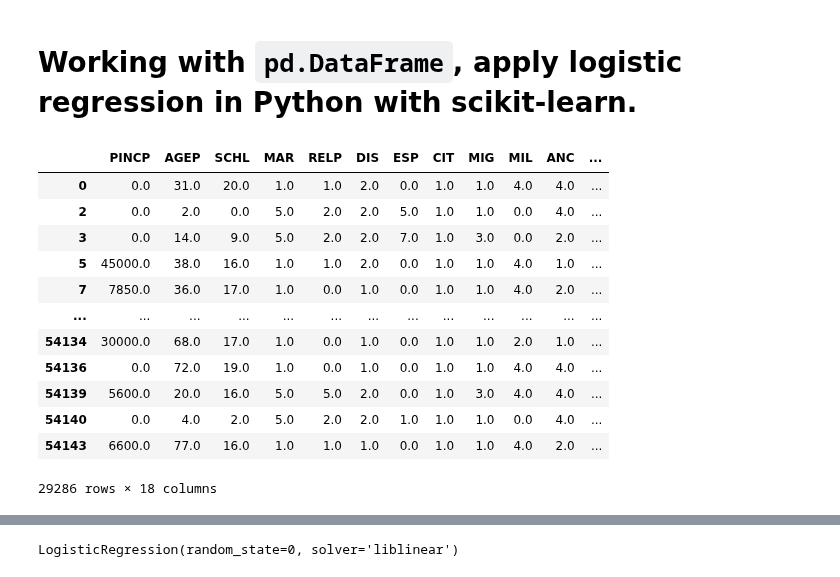
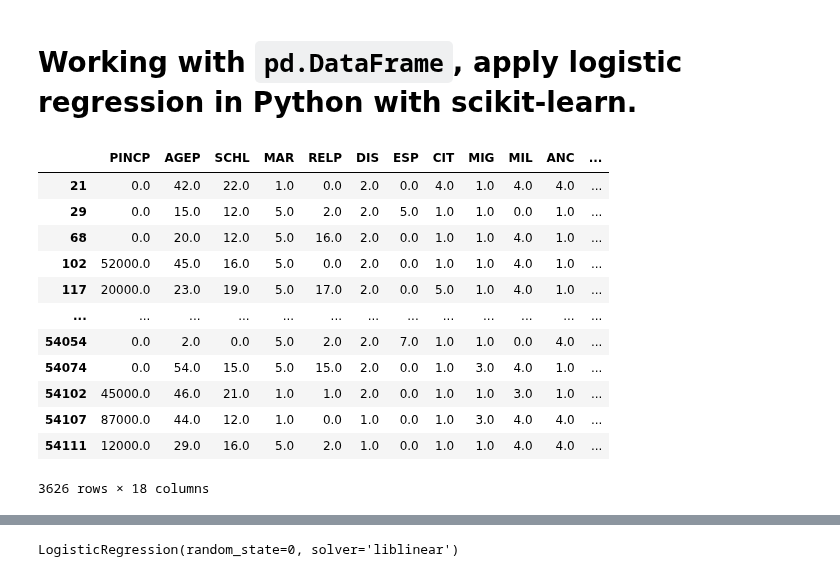
Before and after one commit to Xianzhiwang1/CS0451-page-site, a Jupyter notebook: posts/my-blog-post-05-audit-bias/index.ipynb, the cells around one changed output, grey strips where cells are left out. Saved outputs shown, nothing was run; the diff lists cells and outputs as text; code cells hidden in the pictures.

```diff
--- a/posts/my-blog-post-05-audit-bias/index.ipynb
+++ b/posts/my-blog-post-05-audit-bias/index.ipynb
@@ -139,18 +148,18 @@ df = pd.DataFrame(X_train, columns = features_to_use)
 df["group"] = group_train
 df["label"] = y_train
 # %%
-df.loc[df['label'] == False]
+df.loc[df['group'] == 2]
 # %% [output]
 |  | PINCP | AGEP | SCHL | MAR | RELP | DIS | ESP | CIT | MIG | MIL | ANC | ... |
-| 0 | 0.0 | 31.0 | 20.0 | 1.0 | 1.0 | 2.0 | 0.0 | 1.0 | 1.0 | 4.0 | 4.0 | ... |
-| 2 | 0.0 | 2.0 | 0.0 | 5.0 | 2.0 | 2.0 | 5.0 | 1.0 | 1.0 | 0.0 | 4.0 | ... |
-| 3 | 0.0 | 14.0 | 9.0 | 5.0 | 2.0 | 2.0 | 7.0 | 1.0 | 3.0 | 0.0 | 2.0 | ... |
-| 5 | 45000.0 | 38.0 | 16.0 | 1.0 | 1.0 | 2.0 | 0.0 | 1.0 | 1.0 | 4.0 | 1.0 | ... |
-| 7 | 7850.0 | 36.0 | 17.0 | 1.0 | 0.0 | 1.0 | 0.0 | 1.0 | 1.0 | 4.0 | 2.0 | ... |
+| 21 | 0.0 | 42.0 | 22.0 | 1.0 | 0.0 | 2.0 | 0.0 | 4.0 | 1.0 | 4.0 | 4.0 | ... |
+| 29 | 0.0 | 15.0 | 12.0 | 5.0 | 2.0 | 2.0 | 5.0 | 1.0 | 1.0 | 0.0 | 1.0 | ... |
+| 68 | 0.0 | 20.0 | 12.0 | 5.0 | 16.0 | 2.0 | 0.0 | 1.0 | 1.0 | 4.0 | 1.0 | ... |
+| 102 | 52000.0 | 45.0 | 16.0 | 5.0 | 0.0 | 2.0 | 0.0 | 1.0 | 1.0 | 4.0 | 1.0 | ... |
+| 117 | 20000.0 | 23.0 | 19.0 | 5.0 | 17.0 | 2.0 | 0.0 | 5.0 | 1.0 | 4.0 | 1.0 | ... |
 | ... | ... | ... | ... | ... | ... | ... | ... | ... | ... | ... | ... | ... |
-| 54134 | 30000.0 | 68.0 | 17.0 | 1.0 | 0.0 | 1.0 | 0.0 | 1.0 | 1.0 | 2.0 | 1.0 | ... |
-| 54136 | 0.0 | 72.0 | 19.0 | 1.0 | 0.0 | 1.0 | 0.0 | 1.0 | 1.0 | 4.0 | 4.0 | ... |
-| 54139 | 5600.0 | 20.0 | 16.0 | 5.0 | 5.0 | 2.0 | 0.0 | 1.0 | 3.0 | 4.0 | 4.0 | ... |
-| 54140 | 0.0 | 4.0 | 2.0 | 5.0 | 2.0 | 2.0 | 1.0 | 1.0 | 1.0 | 0.0 | 4.0 | ... |
-| 54143 | 6600.0 | 77.0 | 16.0 | 1.0 | 1.0 | 1.0 | 0.0 | 1.0 | 1.0 | 4.0 | 2.0 | ... |
+| 54054 | 0.0 | 2.0 | 0.0 | 5.0 | 2.0 | 2.0 | 7.0 | 1.0 | 1.0 | 0.0 | 4.0 | ... |
+| 54074 | 0.0 | 54.0 | 15.0 | 5.0 | 15.0 | 2.0 | 0.0 | 1.0 | 3.0 | 4.0 | 1.0 | ... |
+| 54102 | 45000.0 | 46.0 | 21.0 | 1.0 | 1.0 | 2.0 | 0.0 | 1.0 | 1.0 | 3.0 | 1.0 | ... |
+| 54107 | 87000.0 | 44.0 | 12.0 | 1.0 | 0.0 | 1.0 | 0.0 | 1.0 | 3.0 | 4.0 | 4.0 | ... |
+| 54111 | 12000.0 | 29.0 | 16.0 | 5.0 | 2.0 | 1.0 | 0.0 | 1.0 | 1.0 | 4.0 | 4.0 | ... |
-29286 rows × 18 columns
+3626 rows × 18 columns
```
Also changed, not shown: parts of 15 cells of this notebook.
